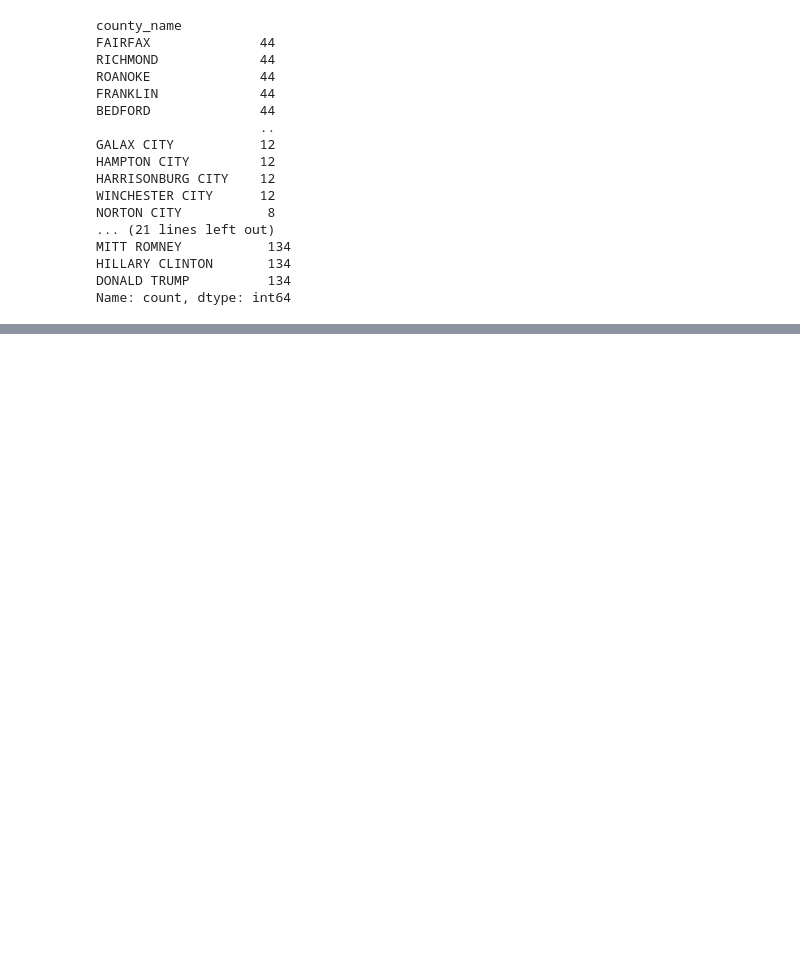
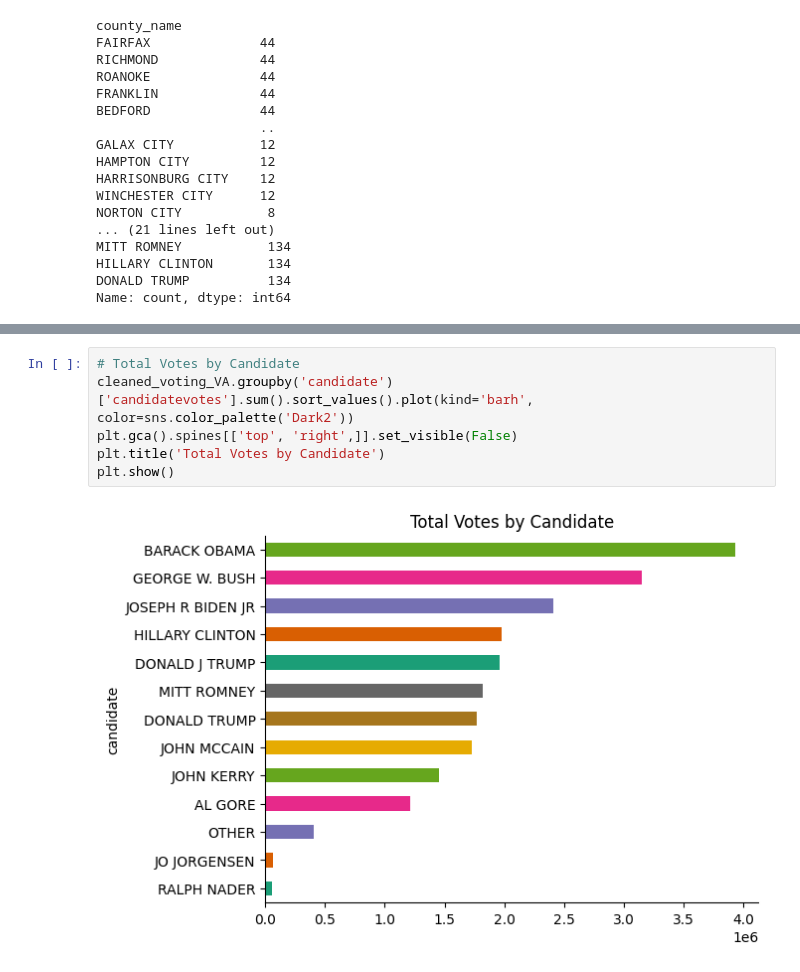
Before and after one commit to kevindangkhoama/project_voting, a Jupyter notebook: project3.ipynb, the cells around one changed output, grey strips where cells are left out. Drawn from its saved outputs; the diff is of its cells as text; blank space fills up the shorter version.

```diff
--- a/project3.ipynb
+++ b/project3.ipynb
@@ -215,0 +235,8 @@ Name: count, dtype: int64
+# %%
+# Total Votes by Candidate
+cleaned_voting_VA.groupby('candidate')['candidatevotes'].sum().sort_values().plot(kind='barh', color=sns.color_palette('Dark2'))
+plt.gca().spines[['top', 'right',]].set_visible(False)
+plt.title('Total Votes by Candidate')
+plt.show()
+# %% [output]
+[figure, added]
```
Also changed, not shown: parts of 10 cells of this notebook.
